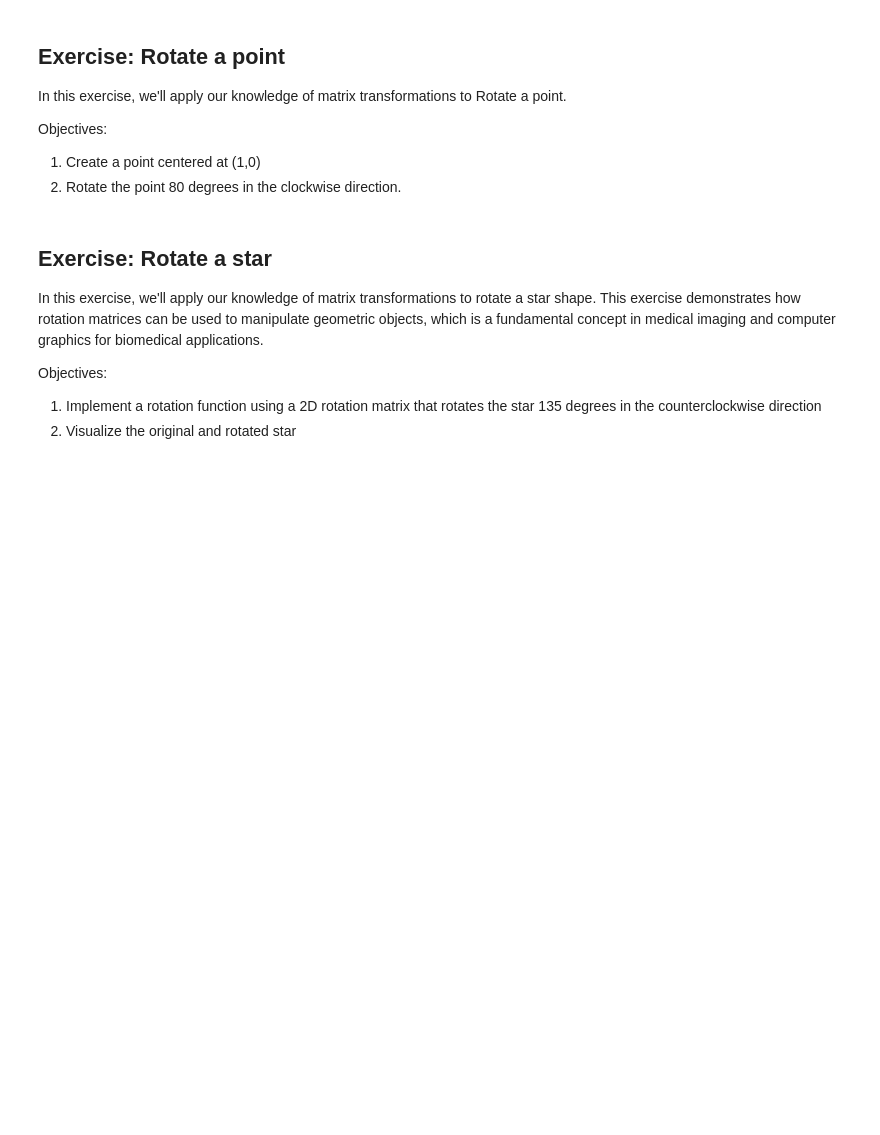
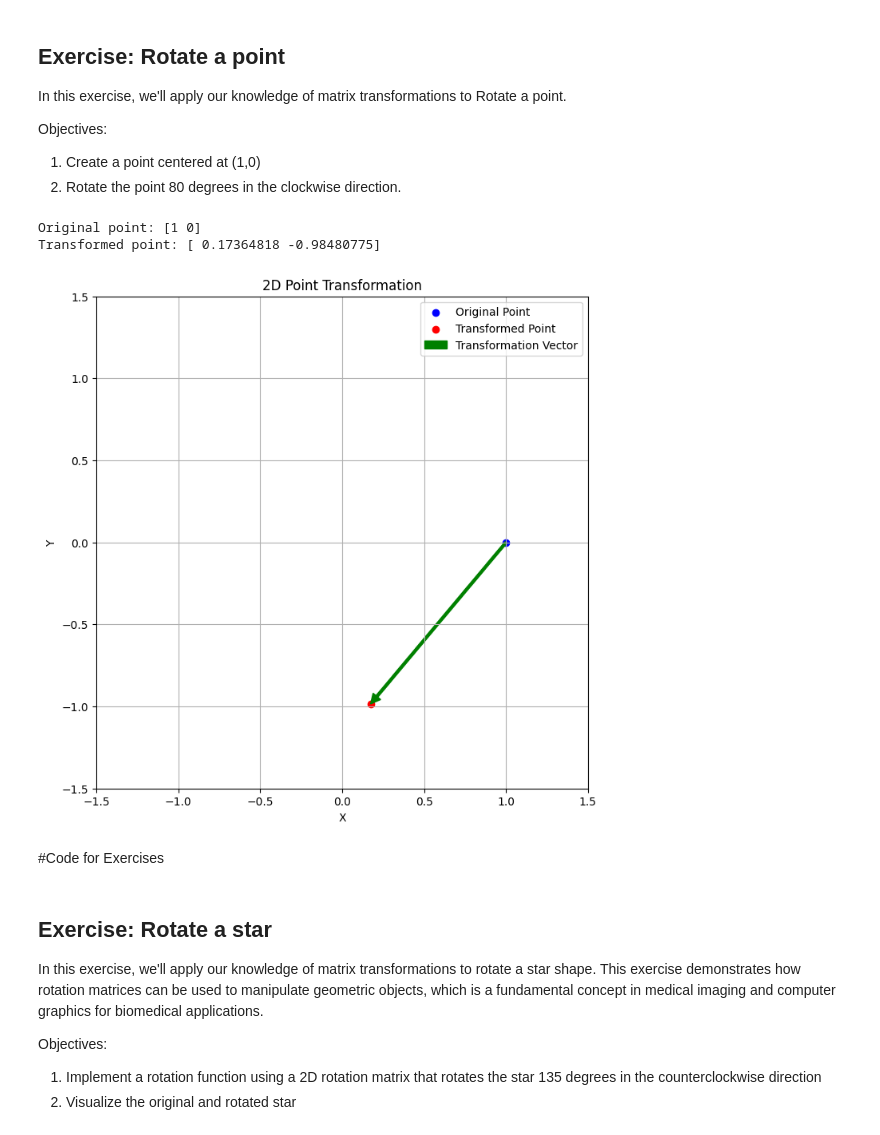
Before and after one commit to uf-bme/bme3053c, a Jupyter notebook: lessons/06_Matrix_Transformations.ipynb, the cells around one changed output. Drawn from its saved outputs; the diff is of its cells as text; code cells hidden in the pictures; blank space fills up the shorter version.

```diff
--- a/lessons/06_Matrix_Transformations.ipynb
+++ b/lessons/06_Matrix_Transformations.ipynb
@@ -235,0 +264,12 @@ Objectives:
+# %%
+#Rotate the point
+point = np.array([1,0])
+rotation = rotate_2d(-80)
+new_point = rotation @ point
+visualize_transformation(point, new_point)
+# %% [output]
+Original point: [1 0]
+Transformed point: [ 0.17364818 -0.98480775]
+[figure, added]
+# %% [markdown]
+#Code for Exercises
```
Also changed, not shown: parts of 22 cells of this notebook.
